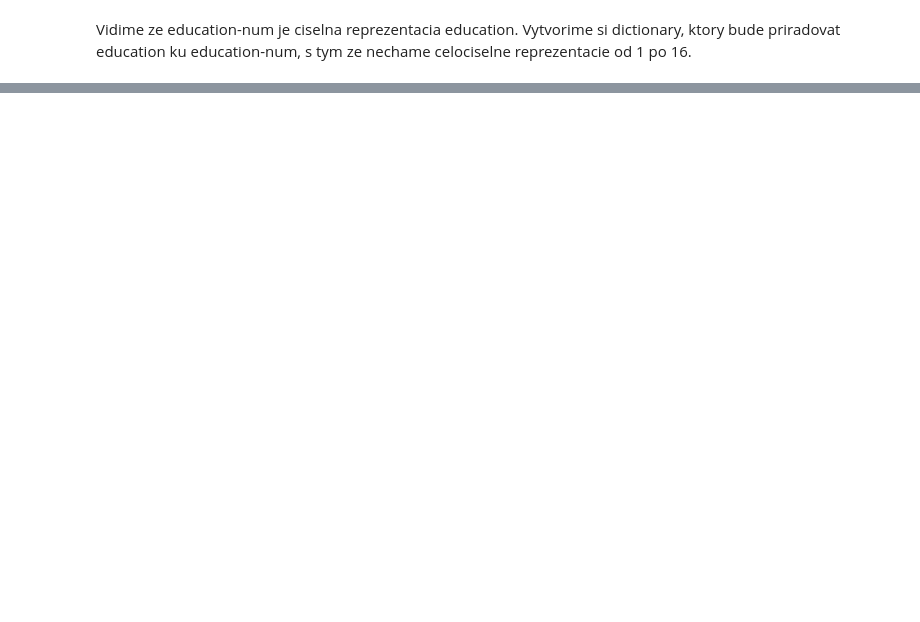
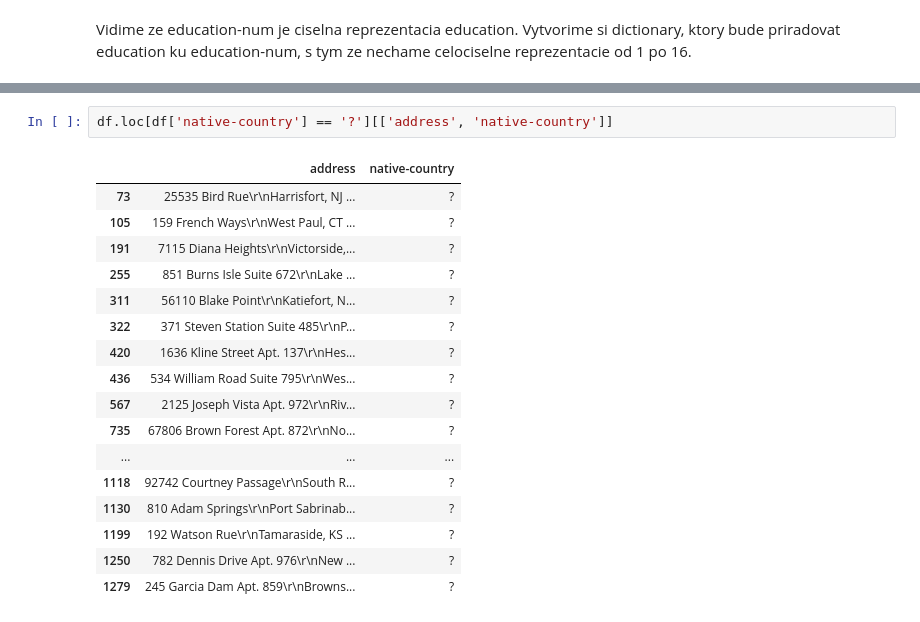
Before and after one commit to Marian-N/IAU, a Jupyter notebook: Predspracovanie.ipynb, the cells around one changed output, grey strips where cells are left out. Drawn from its saved outputs; the diff is of its cells as text; blank space fills up the shorter version.

```diff
--- a/Predspracovanie.ipynb
+++ b/Predspracovanie.ipynb
@@ -330,0 +255,20 @@ df
+# %%
+df.loc[df['native-country'] == '?'][['address', 'native-country']]
+# %% [output]
+|  | address | native-country |
+| 73 | 25535 Bird Rue\r\nHarrisfort, NJ ... | ? |
+| 105 | 159 French Ways\r\nWest Paul, CT ... | ? |
+| 191 | 7115 Diana Heights\r\nVictorside,... | ? |
+| 255 | 851 Burns Isle Suite 672\r\nLake ... | ? |
+| 311 | 56110 Blake Point\r\nKatiefort, N... | ? |
+| 322 | 371 Steven Station Suite 485\r\nP... | ? |
+| 420 | 1636 Kline Street Apt. 137\r\nHes... | ? |
+| 436 | 534 William Road Suite 795\r\nWes... | ? |
+| 567 | 2125 Joseph Vista Apt. 972\r\nRiv... | ? |
+| 735 | 67806 Brown Forest Apt. 872\r\nNo... | ? |
+| ... | ... | ... |
+| 1118 | 92742 Courtney Passage\r\nSouth R... | ? |
+| 1130 | 810 Adam Springs\r\nPort Sabrinab... | ? |
+| 1199 | 192 Watson Rue\r\nTamaraside, KS ... | ? |
+| 1250 | 782 Dennis Drive Apt. 976\r\nNew ... | ? |
+| 1279 | 245 Garcia Dam Apt. 859\r\nBrowns... | ? |
```
Also changed, not shown: parts of 56 cells of this notebook.
